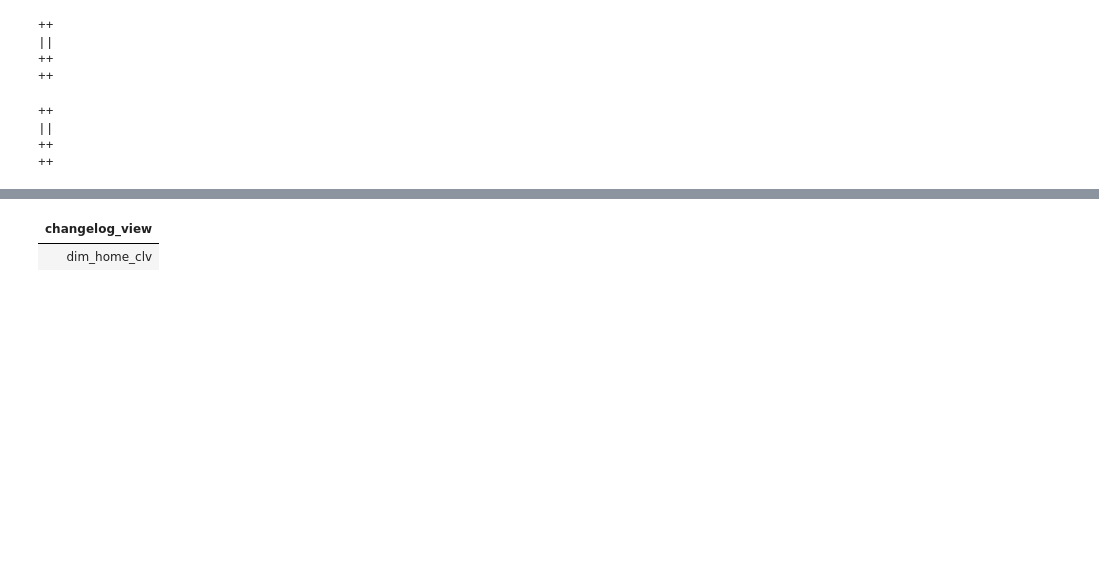
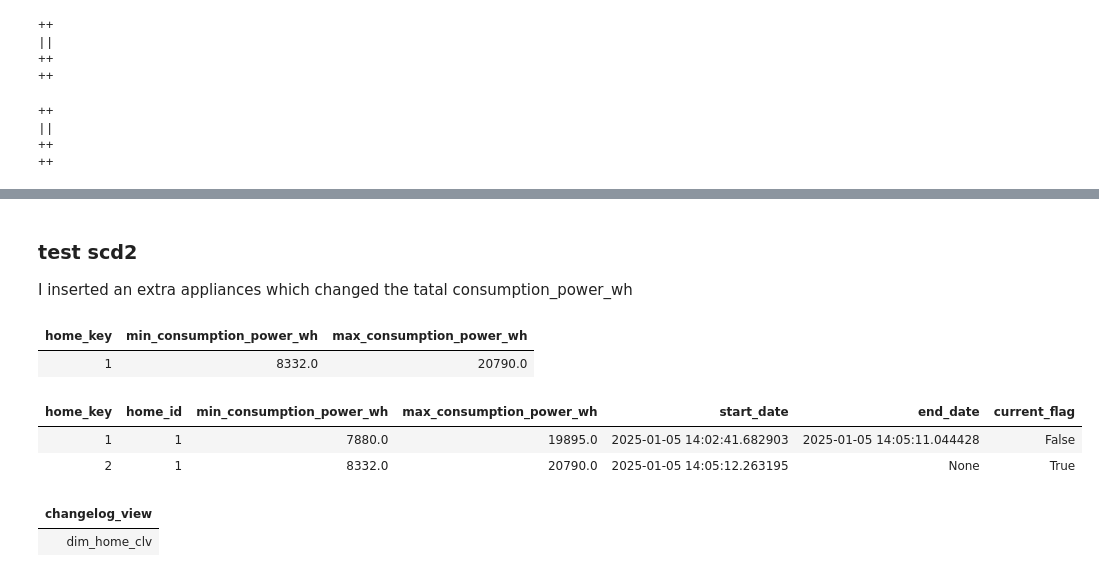
Before and after one commit to eslamdyab21/SolarX-Lakehouse, a Jupyter notebook: notebooks/wh_etl.ipynb, the cells around one changed output, grey strips where cells are left out. Drawn from its saved outputs; the diff is of its cells as text; code cells hidden in the pictures; blank space fills up the shorter version.

```diff
--- a/notebooks/wh_etl.ipynb
+++ b/notebooks/wh_etl.ipynb
@@ -402,3 +394,23 @@ SELECT * FROM SolarX_WH.dim_home LIMIT 10
+# %% [markdown]
+### test scd2
+I inserted an extra appliances which changed the tatal consumption_power_wh
+# %%
+%%sql
+SELECT home_key, SUM(min_consumption_power_wh) as min_consumption_power_wh,
+              SUM(max_consumption_power_wh) as max_consumption_power_wh
+       FROM SolarX_WH.dim_home_appliances
+GROUP BY home_key
+# %% [output]
+| home_key | min_consumption_power_wh | max_consumption_power_wh |
+| 1 | 8332.0 | 20790.0 |
+# %%
+%%sql
+
+SELECT * FROM SolarX_WH.dim_home LIMIT 10
+# %% [output]
+| home_key | home_id | min_consumption_power_wh | max_consumption_power_wh | start_date | end_date | current_flag |
+| 1 | 1 | 7880.0 | 19895.0 | 2025-01-05 14:02:41.682903 | 2025-01-05 14:05:11.044428 | False |
+| 2 | 1 | 8332.0 | 20790.0 | 2025-01-05 14:05:12.263195 | None | True |
 # %%
 %%sql
 
```
Also changed, not shown: parts of 19 cells of this notebook.
